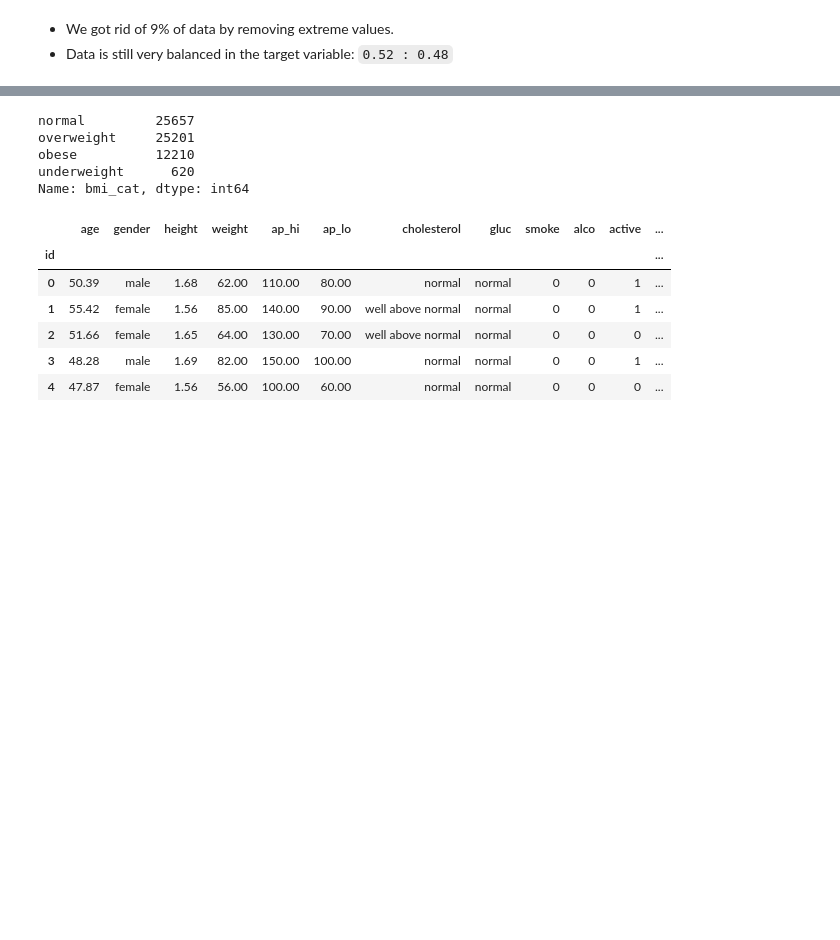
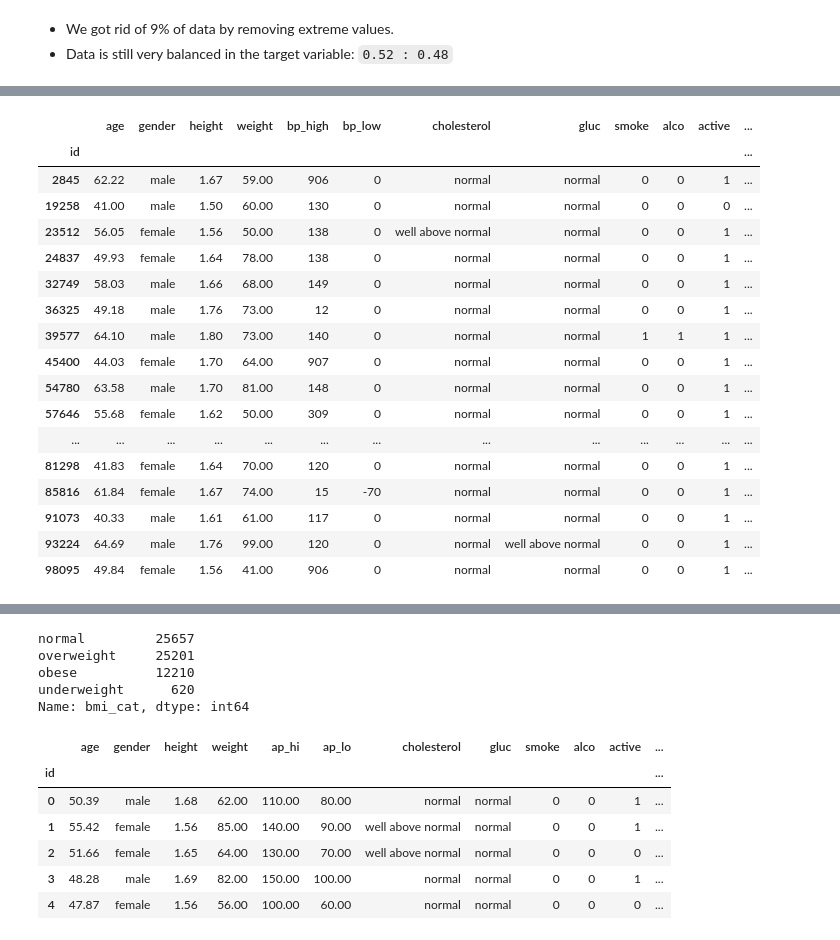
Before and after one commit to ykfarhan/cardiac-disease-detection, a Jupyter notebook: data_cleaning_cardiac.ipynb, the cells around one changed output, grey strips where cells are left out. Cells and saved outputs as stored; diff of their text form; code cells hidden in the pictures; blank space fills up the shorter version.

```diff
--- a/data_cleaning_cardiac.ipynb
+++ b/data_cleaning_cardiac.ipynb
@@ -149,2 +163,21 @@ df.loc[:,bp_cols].describe()  # check their stats
 # %%
-df = df[df['ap_lo'] > 0]
+df[df['bp_low'] <= 0]
+# %% [output]
+|  | age | gender | height | weight | bp_high | bp_low | cholesterol | gluc | smoke | alco | active | ... |
+| id |  |  |  |  |  |  |  |  |  |  |  | ... |
+| 2845 | 62.22 | male | 1.67 | 59.00 | 906 | 0 | normal | normal | 0 | 0 | 1 | ... |
+| 19258 | 41.00 | male | 1.50 | 60.00 | 130 | 0 | normal | normal | 0 | 0 | 0 | ... |
+| 23512 | 56.05 | female | 1.56 | 50.00 | 138 | 0 | well above normal | normal | 0 | 0 | 1 | ... |
+| 24837 | 49.93 | female | 1.64 | 78.00 | 138 | 0 | normal | normal | 0 | 0 | 1 | ... |
+| 32749 | 58.03 | male | 1.66 | 68.00 | 149 | 0 | normal | normal | 0 | 0 | 1 | ... |
+| 36325 | 49.18 | male | 1.76 | 73.00 | 12 | 0 | normal | normal | 0 | 0 | 1 | ... |
+| 39577 | 64.10 | male | 1.80 | 73.00 | 140 | 0 | normal | normal | 1 | 1 | 1 | ... |
+| 45400 | 44.03 | female | 1.70 | 64.00 | 907 | 0 | normal | normal | 0 | 0 | 1 | ... |
+| 54780 | 63.58 | male | 1.70 | 81.00 | 148 | 0 | normal | normal | 0 | 0 | 1 | ... |
+| 57646 | 55.68 | female | 1.62 | 50.00 | 309 | 0 | normal | normal | 0 | 0 | 1 | ... |
+| ... | ... | ... | ... | ... | ... | ... | ... | ... | ... | ... | ... | ... |
+| 81298 | 41.83 | female | 1.64 | 70.00 | 120 | 0 | normal | normal | 0 | 0 | 1 | ... |
+| 85816 | 61.84 | female | 1.67 | 74.00 | 15 | -70 | normal | normal | 0 | 0 | 1 | ... |
+| 91073 | 40.33 | male | 1.61 | 61.00 | 117 | 0 | normal | normal | 0 | 0 | 1 | ... |
+| 93224 | 64.69 | male | 1.76 | 99.00 | 120 | 0 | normal | well above normal | 0 | 0 | 1 | ... |
+| 98095 | 49.84 | female | 1.56 | 41.00 | 906 | 0 | normal | normal | 0 | 0 | 1 | ... |
```
Also changed, not shown: parts of 22 cells of this notebook.
